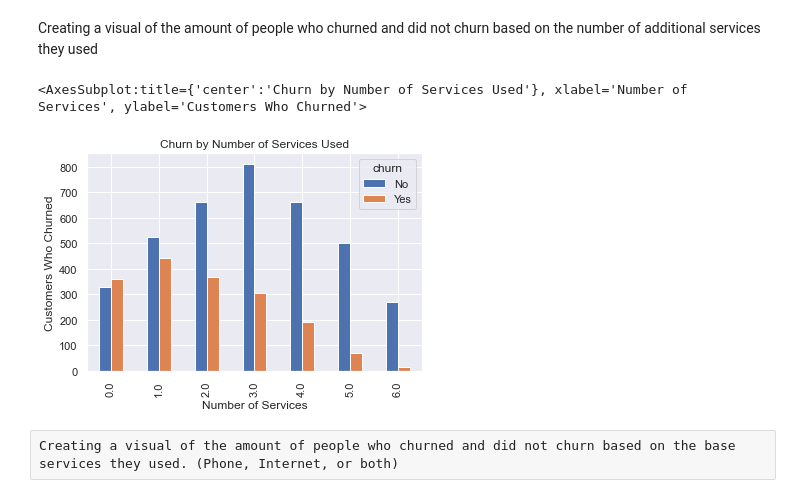
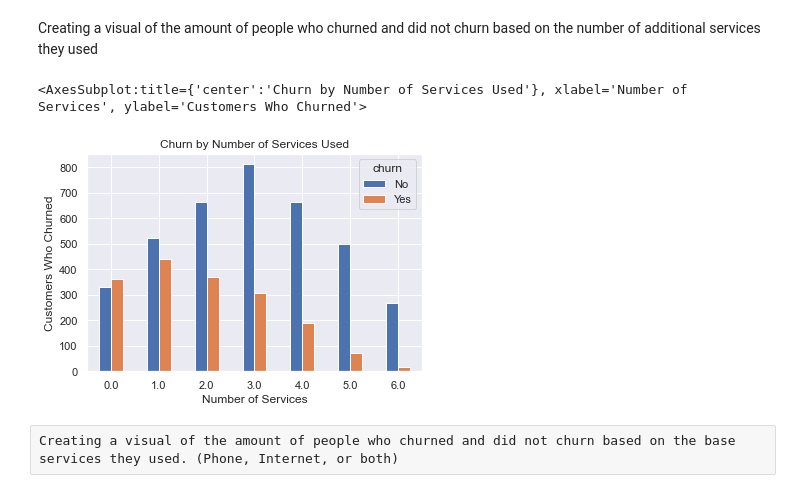
Before and after one commit to GriffinRiner/bsc-phase-three-project, a Jupyter notebook: notebooks/exploratory/Griffin/Warren_copy.ipynb, the cells around one changed output. Drawn from its saved outputs; the diff is of its cells as text; code cells hidden in the pictures.

```diff
--- a/notebooks/exploratory/Griffin/Warren_copy.ipynb
+++ b/notebooks/exploratory/Griffin/Warren_copy.ipynb
@@ -318,10 +320,10 @@ sns.set()
 Creating a visual of the amount of people who churned and did not churn based on the number of additional services they used
 # %%
 pd.DataFrame(df.groupby(['num_of_services', 'churn']).size()).reset_index().pivot(index='num_of_services', columns='churn',
-                                                                                     values=0).plot(kind='bar', title='Churn by Number of Services Used', ylabel='Customers Who Churned', xlabel='Number of Services')
+                                                                                     values=0).plot(kind='bar', title='Churn by Number of Services Used', ylabel='Customers Who Churned', xlabel='Number of Services', rot=0)
 # %% [output]
 <AxesSubplot:title={'center':'Churn by Number of Services Used'}, xlabel='Number of Services', ylabel='Customers Who Churned'>
-[figure, old version]
+[figure, new version]
 # %% [raw]
 Creating a visual of the amount of people who churned and did not churn based on the base services they used. (Phone, Internet, or both)
 # %%
```
Also changed, not shown: parts of 3 cells of this notebook.
